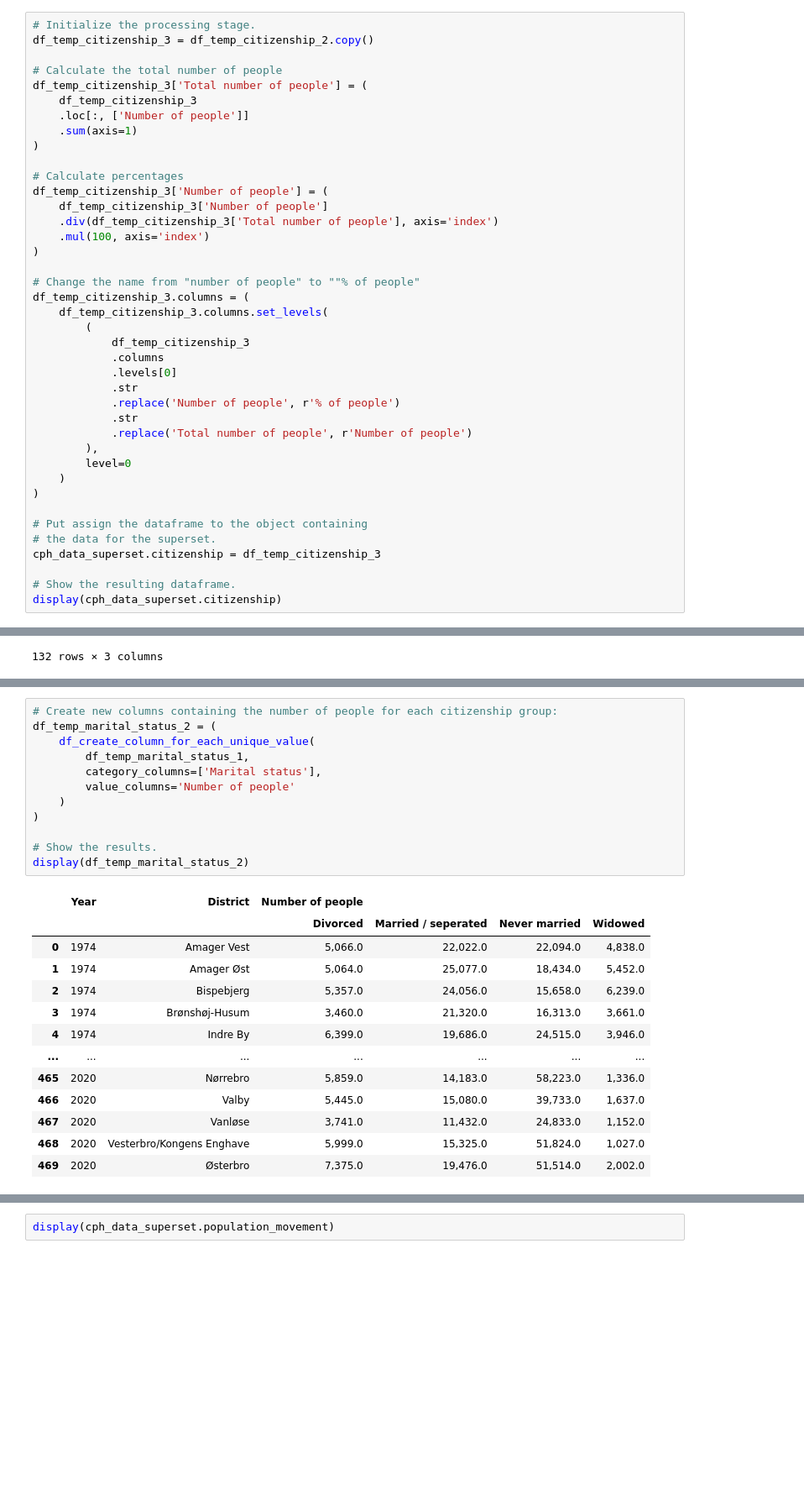
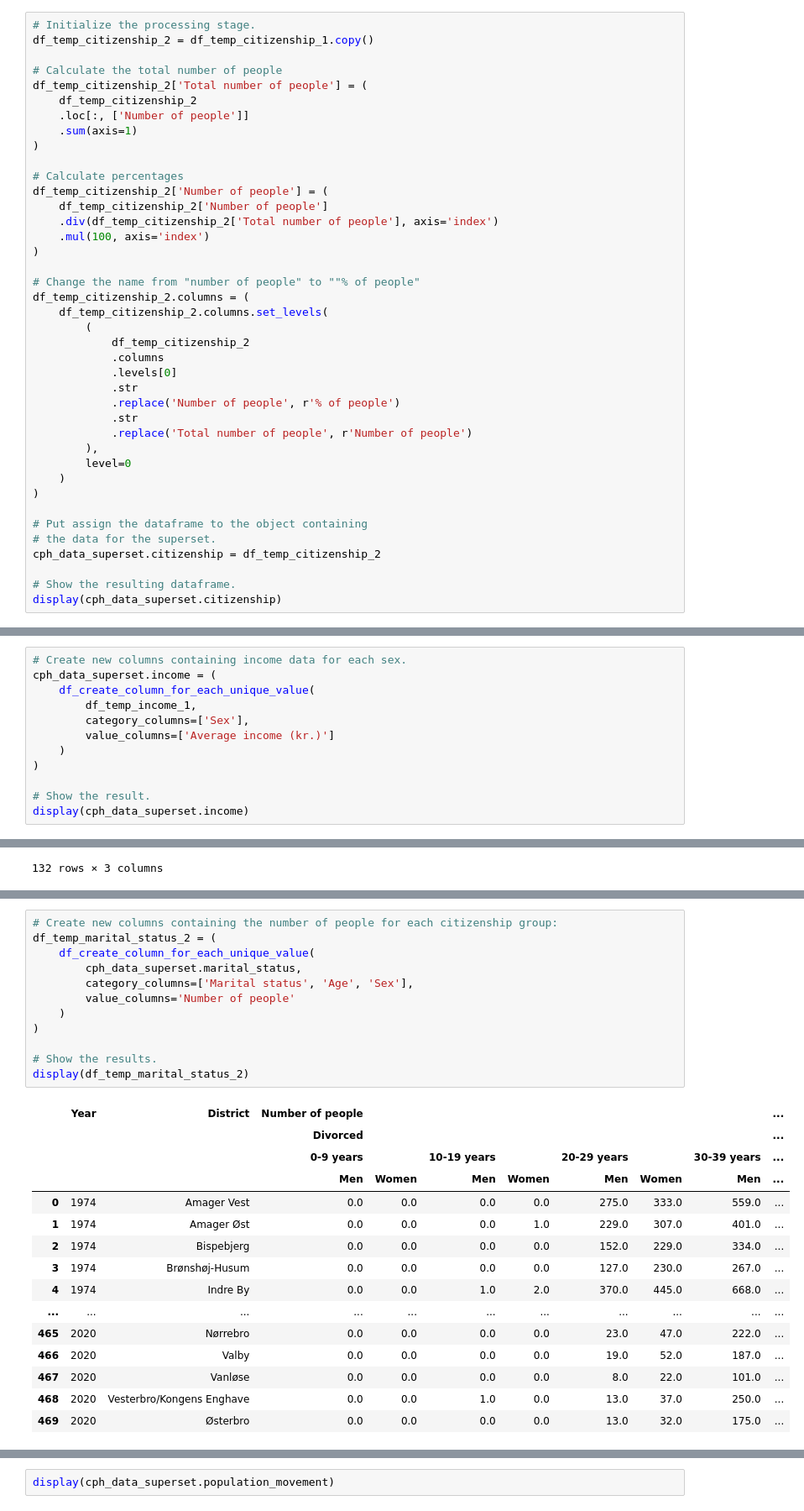
Before and after one commit to wojciechdk/social_data_analysis_and_visualization_final_project, a Jupyter notebook: basic_stats.ipynb, the cells around one changed output, grey strips where cells are left out. Shown at 84% size. Cells and saved outputs as stored; diff of their text form; blank space fills up the shorter version.

```diff
--- a/basic_stats.ipynb
+++ b/basic_stats.ipynb
@@ -1187,26 +974,26 @@ display(df_temp_citizenship_2)
 # %%
 # Initialize the processing stage.
-df_temp_citizenship_3 = df_temp_citizenship_2.copy()
+df_temp_citizenship_2 = df_temp_citizenship_1.copy()
 
 # Calculate the total number of people
-df_temp_citizenship_3['Total number of people'] = (
-    df_temp_citizenship_3
+df_temp_citizenship_2['Total number of people'] = (
+    df_temp_citizenship_2
     .loc[:, ['Number of people']]
     .sum(axis=1)
 )
 
 # Calculate percentages
-df_temp_citizenship_3['Number of people'] = (
-    df_temp_citizenship_3['Number of people']
-    .div(df_temp_citizenship_3['Total number of people'], axis='index')
+df_temp_citizenship_2['Number of people'] = (
+    df_temp_citizenship_2['Number of people']
+    .div(df_temp_citizenship_2['Total number of people'], axis='index')
     .mul(100, axis='index')
 )
 
 # Change the name from "number of people" to ""% of people"
-df_temp_citizenship_3.columns = (
-    df_temp_citizenship_3.columns.set_levels(
+df_temp_citizenship_2.columns = (
+    df_temp_citizenship_2.columns.set_levels(
         (
-            df_temp_citizenship_3
+            df_temp_citizenship_2
             .columns
             .levels[0]
             .str
@@ -1220,7 +1007,7 @@ df_temp_citizenship_3.columns = (
 
 # Put assign the dataframe to the object containing
 # the data for the superset.
-cph_data_superset.citizenship = df_temp_citizenship_3
+cph_data_superset.citizenship = df_temp_citizenship_2
 
 # Show the resulting dataframe.
 display(cph_data_superset.citizenship)
@@ -1706,0 +1562,12 @@ display(cph_data_superset.income)
+# %%
+# Create new columns containing income data for each sex.
+cph_data_superset.income = (
+    df_create_column_for_each_unique_value(
+        df_temp_income_1,
+        category_columns=['Sex'],
+        value_columns=['Average income (kr.)']
+    )
+)
+
+# Show the result.
+display(cph_data_superset.income)
@@ -1779,26 +1685,28 @@ display(df_temp_marital_status_1)
 # %%
 # Create new columns containing the number of people for each citizenship group:
 df_temp_marital_status_2 = (
     df_create_column_for_each_unique_value(
-        df_temp_marital_status_1,
-        category_columns=['Marital status'],
+        cph_data_superset.marital_status,
+        category_columns=['Marital status', 'Age', 'Sex'],
         value_columns='Number of people'
     )
 )
 
 # Show the results.
 display(df_temp_marital_status_2)
 # %% [output]
-|  | Year | District | Number of people |  |  |  |
-|  |  |  | Divorced | Married / seperated | Never married | Widowed |
-| 0 | 1974 | Amager Vest | 5,066.0 | 22,022.0 | 22,094.0 | 4,838.0 |
-| 1 | 1974 | Amager Øst | 5,064.0 | 25,077.0 | 18,434.0 | 5,452.0 |
-| 2 | 1974 | Bispebjerg | 5,357.0 | 24,056.0 | 15,658.0 | 6,239.0 |
-| 3 | 1974 | Brønshøj-Husum | 3,460.0 | 21,320.0 | 16,313.0 | 3,661.0 |
-| 4 | 1974 | Indre By | 6,399.0 | 19,686.0 | 24,515.0 | 3,946.0 |
-| ... | ... | ... | ... | ... | ... | ... |
-| 465 | 2020 | Nørrebro | 5,859.0 | 14,183.0 | 58,223.0 | 1,336.0 |
-| 466 | 2020 | Valby | 5,445.0 | 15,080.0 | 39,733.0 | 1,637.0 |
-| 467 | 2020 | Vanløse | 3,741.0 | 11,432.0 | 24,833.0 | 1,152.0 |
-| 468 | 2020 | Vesterbro/Kongens Enghave | 5,999.0 | 15,325.0 | 51,824.0 | 1,027.0 |
-| 469 | 2020 | Østerbro | 7,375.0 | 19,476.0 | 51,514.0 | 2,002.0 |
+|  | Year | District | Number of people |  |  |  |  |  |  | ... |
+|  |  |  | Divorced |  |  |  |  |  |  | ... |
+|  |  |  | 0-9 years |  | 10-19 years |  | 20-29 years |  | 30-39 years | ... |
+|  |  |  | Men | Women | Men | Women | Men | Women | Men | ... |
+| 0 | 1974 | Amager Vest | 0.0 | 0.0 | 0.0 | 0.0 | 275.0 | 333.0 | 559.0 | ... |
+| 1 | 1974 | Amager Øst | 0.0 | 0.0 | 0.0 | 1.0 | 229.0 | 307.0 | 401.0 | ... |
+| 2 | 1974 | Bispebjerg | 0.0 | 0.0 | 0.0 | 0.0 | 152.0 | 229.0 | 334.0 | ... |
+| 3 | 1974 | Brønshøj-Husum | 0.0 | 0.0 | 0.0 | 0.0 | 127.0 | 230.0 | 267.0 | ... |
+| 4 | 1974 | Indre By | 0.0 | 0.0 | 1.0 | 2.0 | 370.0 | 445.0 | 668.0 | ... |
+| ... | ... | ... | ... | ... | ... | ... | ... | ... | ... | ... |
+| 465 | 2020 | Nørrebro | 0.0 | 0.0 | 0.0 | 0.0 | 23.0 | 47.0 | 222.0 | ... |
+| 466 | 2020 | Valby | 0.0 | 0.0 | 0.0 | 0.0 | 19.0 | 52.0 | 187.0 | ... |
+| 467 | 2020 | Vanløse | 0.0 | 0.0 | 0.0 | 0.0 | 8.0 | 22.0 | 101.0 | ... |
+| 468 | 2020 | Vesterbro/Kongens Enghave | 0.0 | 0.0 | 1.0 | 0.0 | 13.0 | 37.0 | 250.0 | ... |
+| 469 | 2020 | Østerbro | 0.0 | 0.0 | 0.0 | 0.0 | 13.0 | 32.0 | 175.0 | ... |
```
Also changed, not shown: parts of 182 cells of this notebook, 3 other files.
